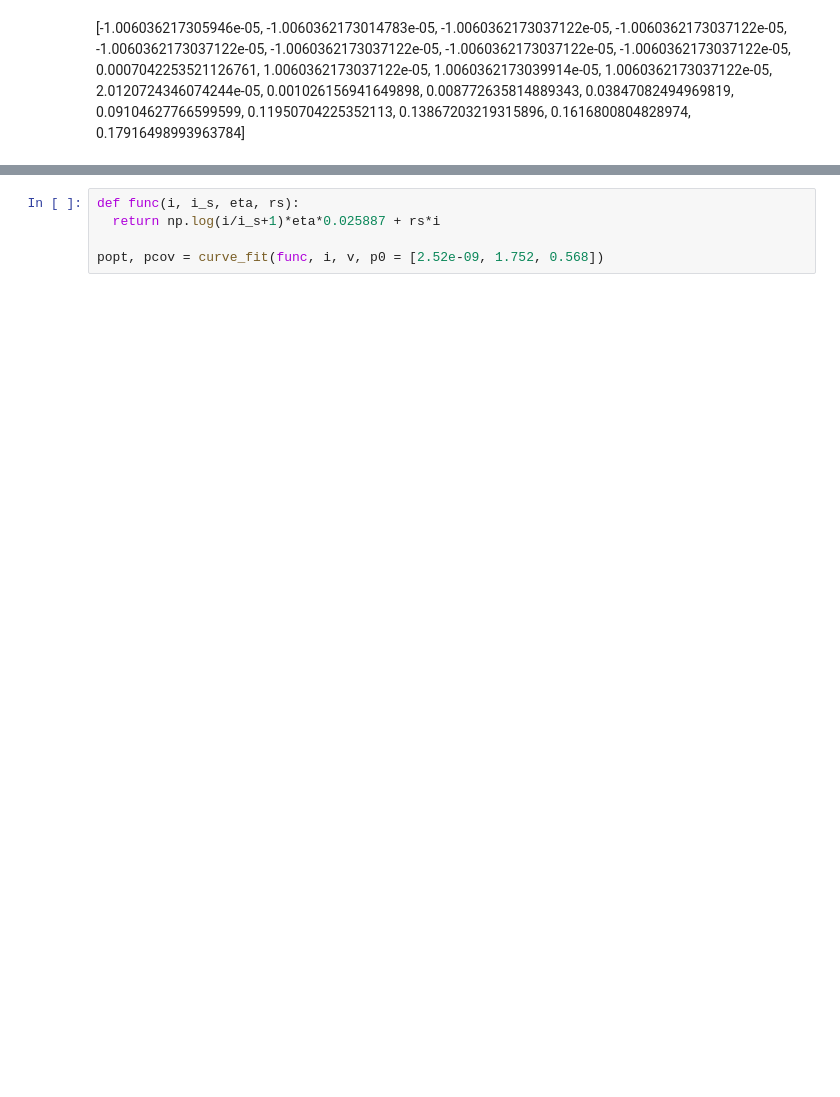
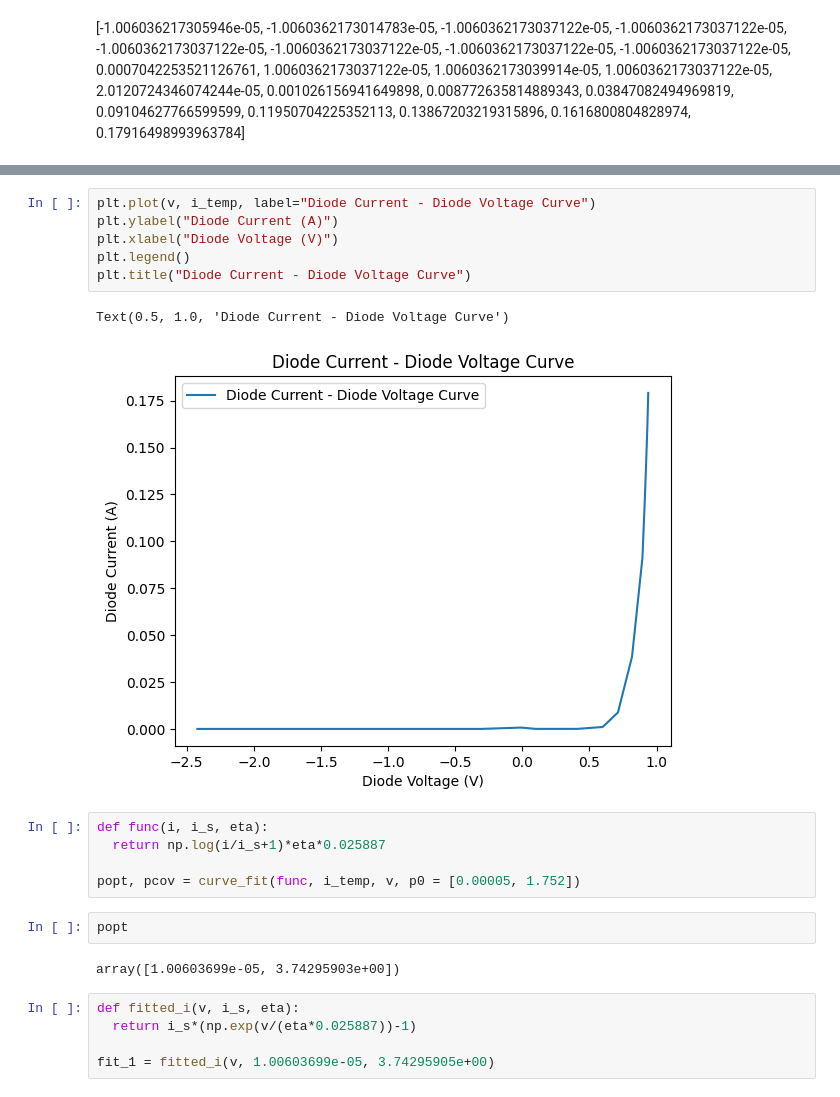
Before and after one commit to BrainConnection/Small_Project, a Jupyter notebook: IEC_LAB.ipynb, the cells around one changed output, grey strips where cells are left out. Cells and saved outputs as stored; diff of their text form; blank space fills up the shorter version.

```diff
--- a/IEC_LAB.ipynb
+++ b/IEC_LAB.ipynb
@@ -271,5 +267,23 @@ plt.plot(v, i_temp, label="I-V Curve")
+# %%
+plt.plot(v, i_temp, label="Diode Current - Diode Voltage Curve")
+plt.ylabel("Diode Current (A)")
+plt.xlabel("Diode Voltage (V)")
+plt.legend()
+plt.title("Diode Current - Diode Voltage Curve")
+# %% [output]
+Text(0.5, 1.0, 'Diode Current - Diode Voltage Curve')
+[figure, added]
 # %%
-def func(i, i_s, eta, rs):
-  return np.log(i/i_s+1)*eta*0.025887 + rs*i
+def func(i, i_s, eta):
+  return np.log(i/i_s+1)*eta*0.025887
 
-popt, pcov = curve_fit(func, i, v, p0 = [2.52e-09, 1.752, 0.568])
+popt, pcov = curve_fit(func, i_temp, v, p0 = [0.00005, 1.752])
+# %%
+popt
+# %% [output]
+array([1.00603699e-05, 3.74295903e+00])
+# %%
+def fitted_i(v, i_s, eta):
+  return i_s*(np.exp(v/(eta*0.025887))-1)
+
+fit_1 = fitted_i(v, 1.00603699e-05, 3.74295905e+00)
```
Also changed, not shown: parts of 35 cells of this notebook.
